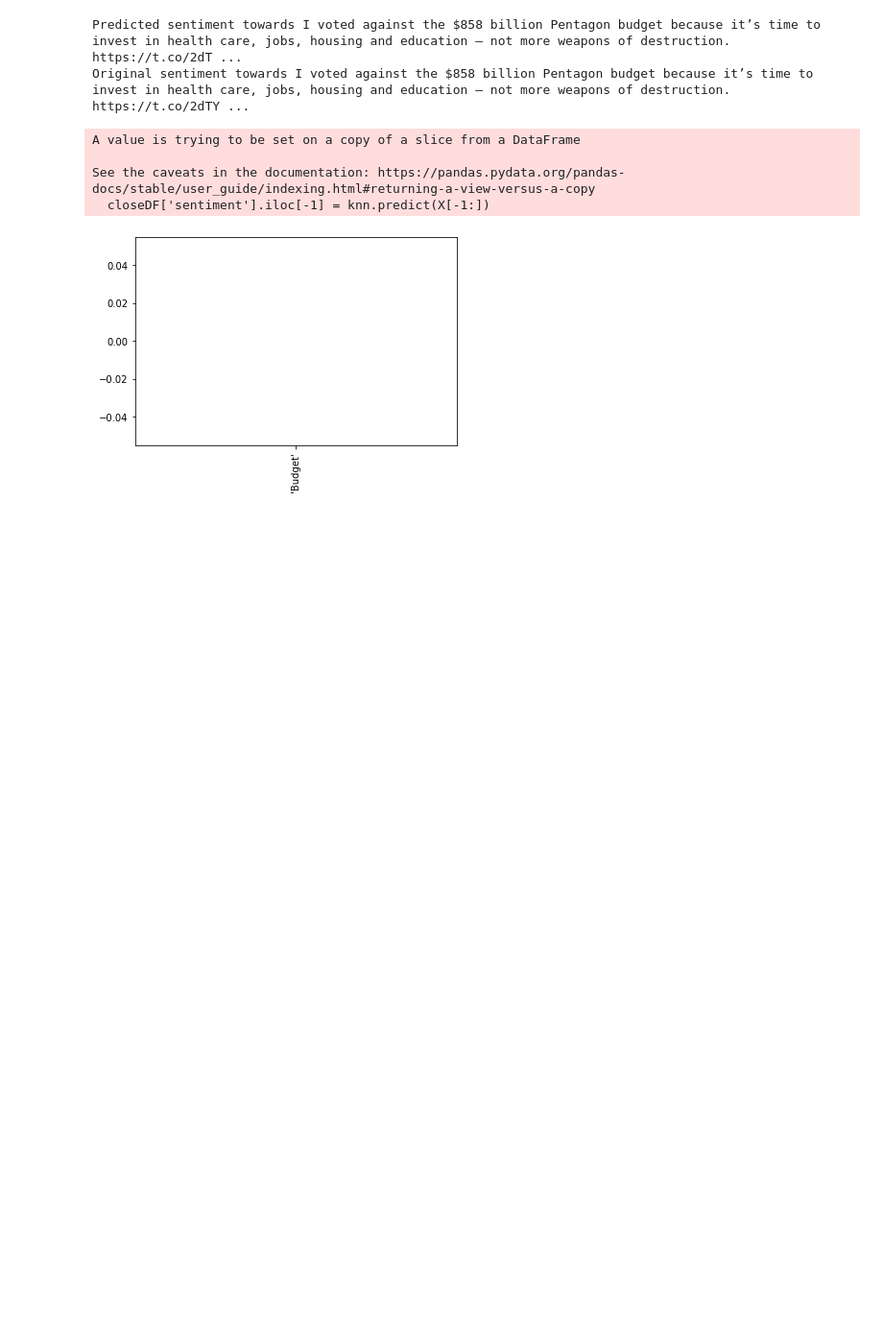
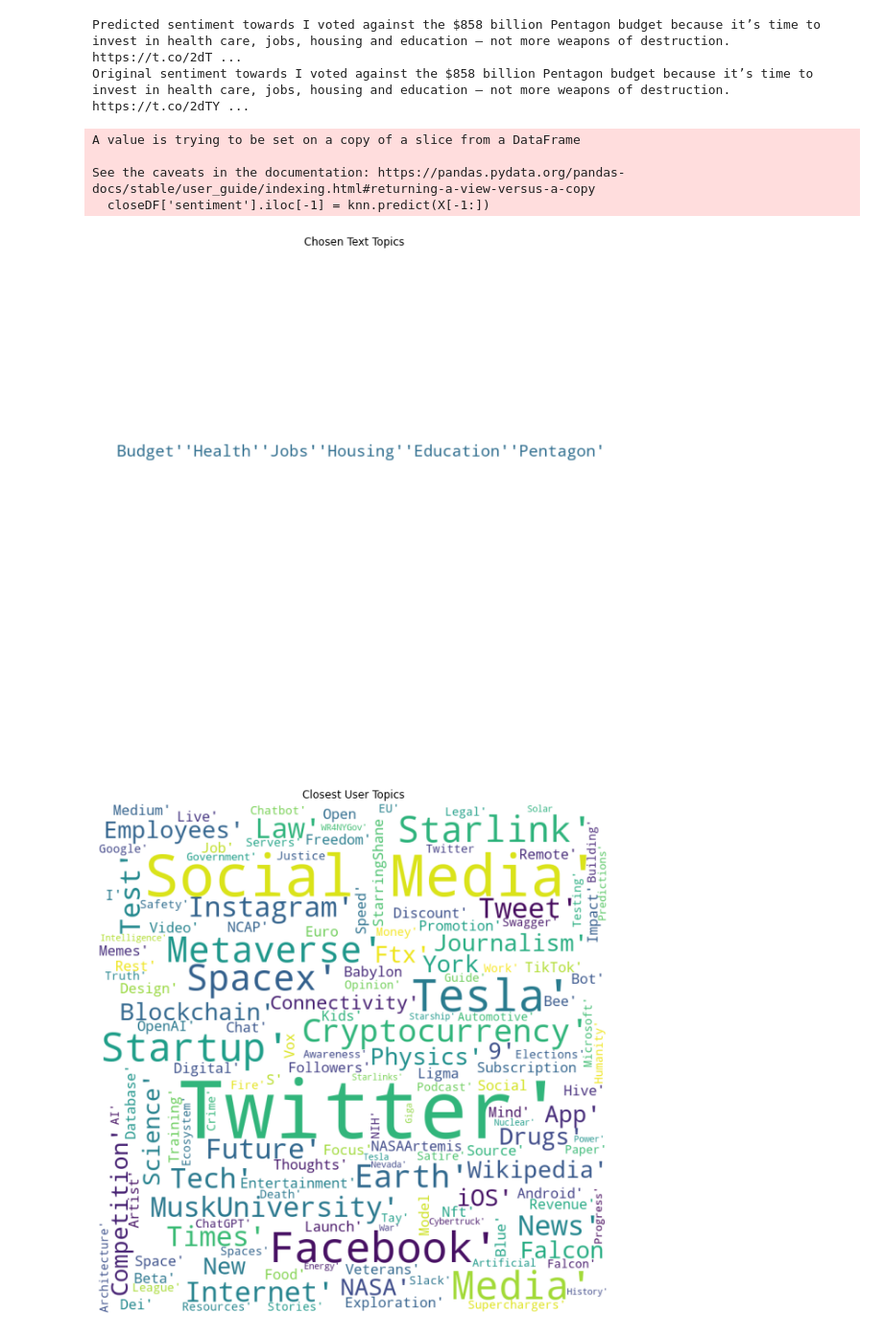
Before and after one commit to AnGafa/Sentiment-Analysis-from-Tweets, a Jupyter notebook: DoubleNegativeAnalysis.ipynb, the cells around one changed output. Shown at 96% size. Cells and saved outputs as stored; diff of their text form; code cells hidden in the pictures; blank space fills up the shorter version.

```diff
--- a/DoubleNegativeAnalysis.ipynb
+++ b/DoubleNegativeAnalysis.ipynb
@@ -158,20 +158,32 @@ A value is trying to be set on a copy of a slice from a DataFrame
 
 See the caveats in the documentation: https://pandas.pydata.org/pandas-docs/stable/user_guide/indexing.html#returning-a-view-versus-a-copy
   closeDF['sentiment'].iloc[-1] = knn.predict(X[-1:])
-# %%
-#plot a bargraph of the sentiment towards each topic
-
-import matplotlib.pyplot as plt
-
-#plot a bargraph of the sentiment towards each topic
-topics = df['topics'][selectedIndex]
-topics = [x for x in topics if x != "\'\'"]
-sentiments = []
-for i in range(0, len(topics)):
-    sentiments.append(closeDF[(closeDF['topics'].apply(lambda x: topics[i] in x))]['sentiment'].mean())
-
-plt.bar(topics, sentiments)
-plt.xticks(rotation=90)
-plt.show()
-# %% [output]
-[figure, removed]
+# %%
+#visualize the chosen texts topics, the closest users' topics, the predicted sentiment towards the chosen text and the original sentiment towards the chosen text
+
+import matplotlib.pyplot as plt
+from wordcloud import WordCloud
+
+def wordcloud(text, title):
+    wordcloud = WordCloud(width = 800, height = 800,
+                    background_color ='white',
+                    min_font_size = 10).generate(text)
+    plt.figure(figsize = (8, 8), facecolor = None)
+    plt.imshow(wordcloud)
+    plt.axis("off")
+    plt.tight_layout(pad = 0)
+    plt.title(title)
+    plt.show()
+
+wordcloud(''.join(df['topics'][selectedIndex]), "Chosen Text Topics")
+wordcloud(" ".join(userDF['topicsRaw'][results[0][0]]), "Closest User Topics")
+wordcloud(" ".join(userDF['topicsRaw'][results[1][0]]), "2nd Closest User Topics")
+wordcloud(" ".join(userDF['topicsRaw'][results[2][0]]), "3rd Closest User Topics")
+wordcloud(" ".join(userDF['topicsRaw'][results[3][0]]), "4th Closest User Topics")
+wordcloud(" ".join(userDF['topicsRaw'][results[4][0]]), "5th Closest User Topics")
+
+print("Predicted sentiment towards", df['text'][selectedIndex], "is", closeDF['sentiment'].iloc[-1])
+print("Original sentiment towards", df['text'][selectedIndex], "is", df['sentiment'][selectedIndex])
+# %% [output]
+[figure, added]
+[figure, added]
```
Also changed, not shown: parts of 1 cell of this notebook, 2 other files.
